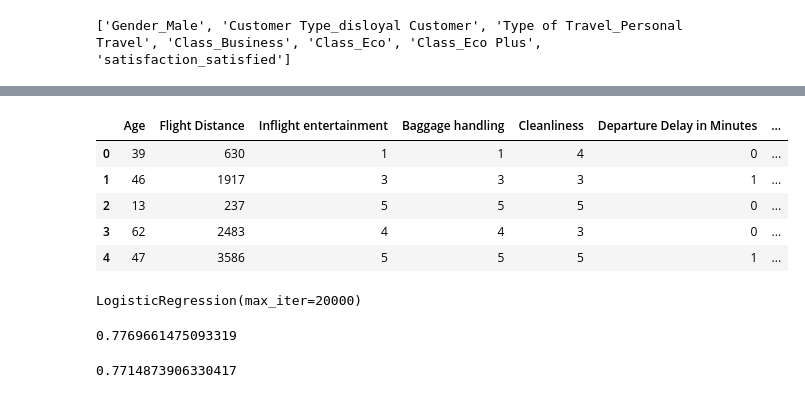
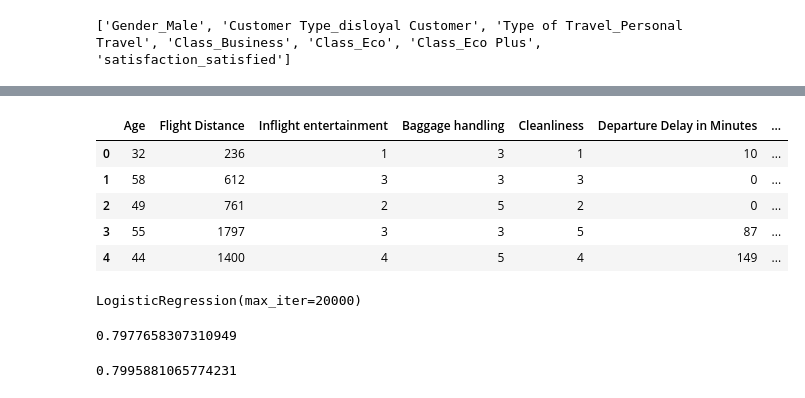
Before and after one commit to Ritesh930/DataScience, a Jupyter notebook: Logisticregression/main.ipynb, the cells around one changed output, grey strips where cells are left out. Saved outputs shown, nothing was run; the diff lists cells and outputs as text; code cells hidden in the pictures.

```diff
--- a/Logisticregression/main.ipynb
+++ b/Logisticregression/main.ipynb
@@ -127,15 +127,18 @@ one_hot.head() #checking the one hot encoded dataframe
 # %%
-one_hot=one_hot.reset_index(drop=True) #resetting the index of one hot encoded dataframe
-num_col=num_col.reset_index(drop=True) #resetting the index of numerical columns
-final_df=pd.concat([num_col,one_hot],axis=1) #concatenating numerical and one hot encoded columns
-final_df.head() #checking the final dataframe
+one_hot = one_hot.reset_index(drop=True)  # resetting the index of one hot encoded dataframe
+
+# select numerical columns from balance_df (excluding categorical columns)
+num_col = balance_df.select_dtypes(include=['int64', 'float64']).reset_index(drop=True)
+
+final_df = pd.concat([num_col, one_hot], axis=1)  # concatenating numerical and one hot encoded columns
+final_df.head()  # checking the final dataframe
 # %% [output]
 |  | Age | Flight Distance | Inflight entertainment | Baggage handling | Cleanliness | Departure Delay in Minutes | ... |
-| 0 | 39 | 630 | 1 | 1 | 4 | 0 | ... |
-| 1 | 46 | 1917 | 3 | 3 | 3 | 1 | ... |
-| 2 | 13 | 237 | 5 | 5 | 5 | 0 | ... |
-| 3 | 62 | 2483 | 4 | 4 | 3 | 0 | ... |
-| 4 | 47 | 3586 | 5 | 5 | 5 | 1 | ... |
+| 0 | 32 | 236 | 1 | 3 | 1 | 10 | ... |
+| 1 | 58 | 612 | 3 | 3 | 3 | 0 | ... |
+| 2 | 49 | 761 | 2 | 5 | 2 | 0 | ... |
+| 3 | 55 | 1797 | 3 | 3 | 5 | 87 | ... |
+| 4 | 44 | 1400 | 4 | 5 | 4 | 149 | ... |
 # %%
 ## dividing the data in x and y
 x = final_df.drop("satisfaction_satisfied", axis=1)  # dropping the target variable from the final dataframe
@@ -158,7 +161,7 @@ LogisticRegression(max_iter=20000)
 # %%
 lr.score(x_train_clean, y_train_clean)  # checking the accuracy of the model on training data
 # %% [output]
-0.7769661475093319
+0.7977658307310949
 # %%
 # Remove rows with NaN values in x_test
 x_test_clean = x_test.dropna()
@@ -166,4 +169,4 @@ y_test_clean = y_test[x_test_clean.index]
 
 lr.score(x_test_clean, y_test_clean)  # checking the accuracy of the model on test data
 # %% [output]
-0.7714873906330417
+0.7995881065774231
```
Also changed, not shown: parts of 6 cells of this notebook, 3 other files.
